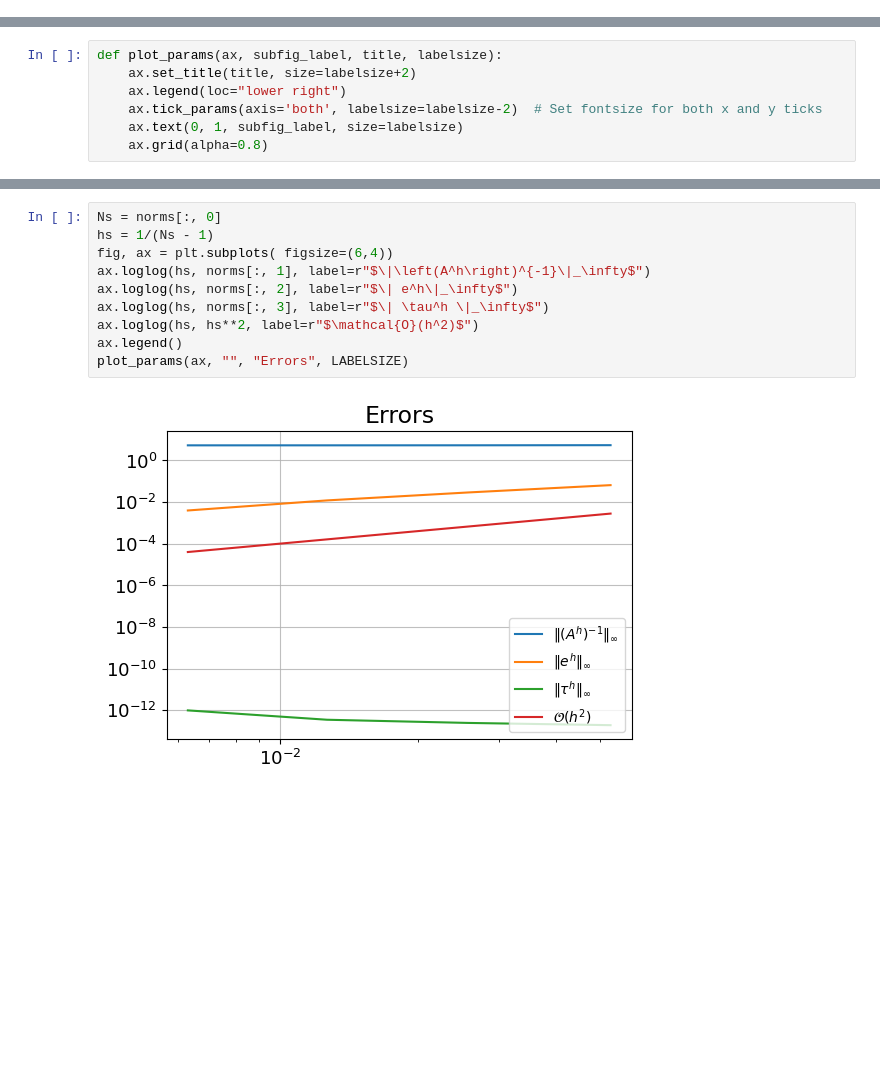
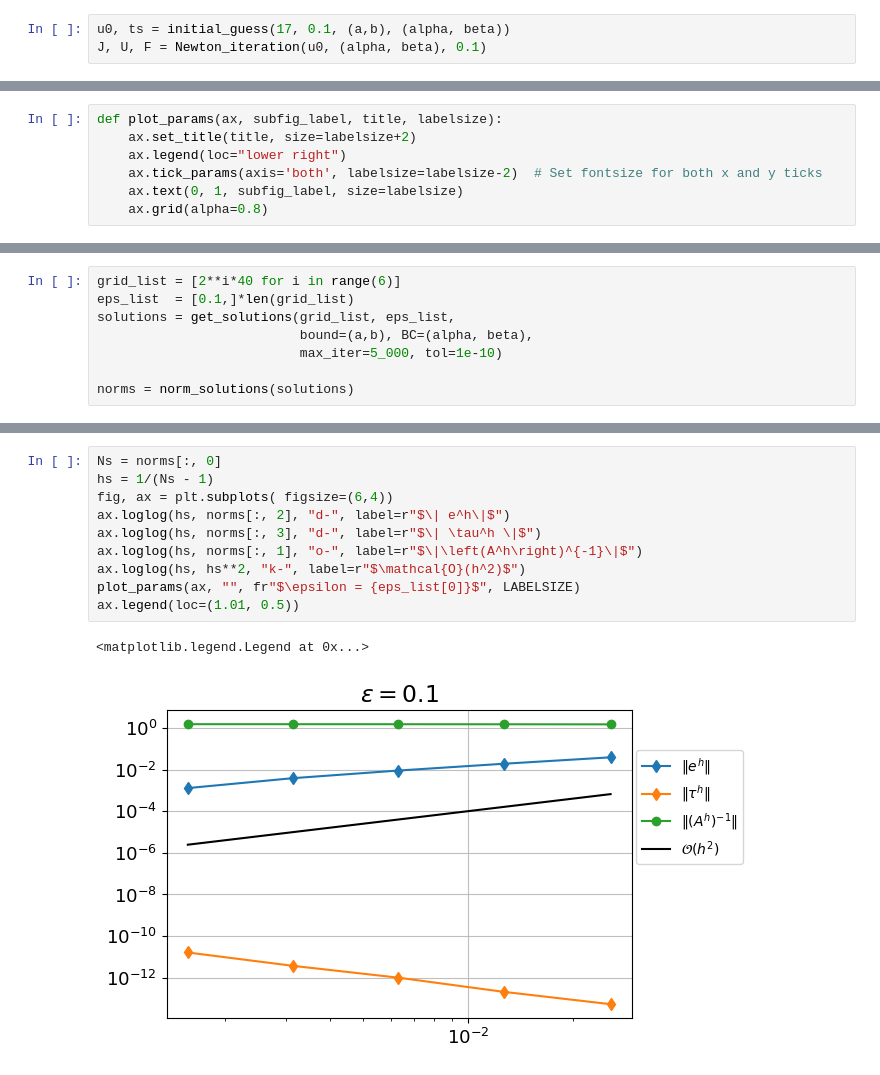
Before and after one commit to BastianValhoj/02687, a Jupyter notebook: assignment1/ex2a_v2.ipynb, the cells around one changed output, grey strips where cells are left out. Drawn from its saved outputs; the diff is of its cells as text; blank space fills up the shorter version.

Commit message:
made to be interior points instead. No better error, but the plots are nice! Also, plottet from U[1:-1]

```diff
--- a/assignment1/ex2a_v2.ipynb
+++ b/assignment1/ex2a_v2.ipynb
@@ -93,2 +216,5 @@ def Newtons_method(U, BC, eps, max_iter, tol):
     print()
     return J_iter, U_iter, F_iter
+# %%
+u0, ts = initial_guess(17, 0.1, (a,b), (alpha, beta))
+J, U, F = Newton_iteration(u0, (alpha, beta), 0.1)
@@ -234,0 +336,8 @@ array([[2.00000000e+01, 5.32270739e+00, 6.42558693e-02, 1.92956762e-13],
+# %%
+grid_list = [2**i*40 for i in range(6)]
+eps_list  = [0.1,]*len(grid_list)
+solutions = get_solutions(grid_list, eps_list,
+                          bound=(a,b), BC=(alpha, beta),
+                          max_iter=5_000, tol=1e-10)
+
+norms = norm_solutions(solutions)
@@ -235,12 +362,13 @@ array([[2.00000000e+01, 5.32270739e+00, 6.42558693e-02, 1.92956762e-13],
 # %%
 Ns = norms[:, 0]
 hs = 1/(Ns - 1)
 fig, ax = plt.subplots( figsize=(6,4))
-ax.loglog(hs, norms[:, 1], label=r"$\|\left(A^h\right)^{-1}\|_\infty$")
-ax.loglog(hs, norms[:, 2], label=r"$\| e^h\|_\infty$")
-ax.loglog(hs, norms[:, 3], label=r"$\| \tau^h \|_\infty$")
-ax.loglog(hs, hs**2, label=r"$\mathcal{O}(h^2)$")
-ax.legend()
-plot_params(ax, "", "Errors", LABELSIZE)
+ax.loglog(hs, norms[:, 2], "d-", label=r"$\| e^h\|$")
+ax.loglog(hs, norms[:, 3], "d-", label=r"$\| \tau^h \|$")
+ax.loglog(hs, norms[:, 1], "o-", label=r"$\|\left(A^h\right)^{-1}\|$")
+ax.loglog(hs, hs**2, "k-", label=r"$\mathcal{O}(h^2)$")
+plot_params(ax, "", fr"$\epsilon = {eps_list[0]}$", LABELSIZE)
+ax.legend(loc=(1.01, 0.5))
 # %% [output]
+<matplotlib.legend.Legend at 0x...>
-[figure, old version]
+[figure, new version]
```
Also changed, not shown: parts of 15 cells of this notebook.
